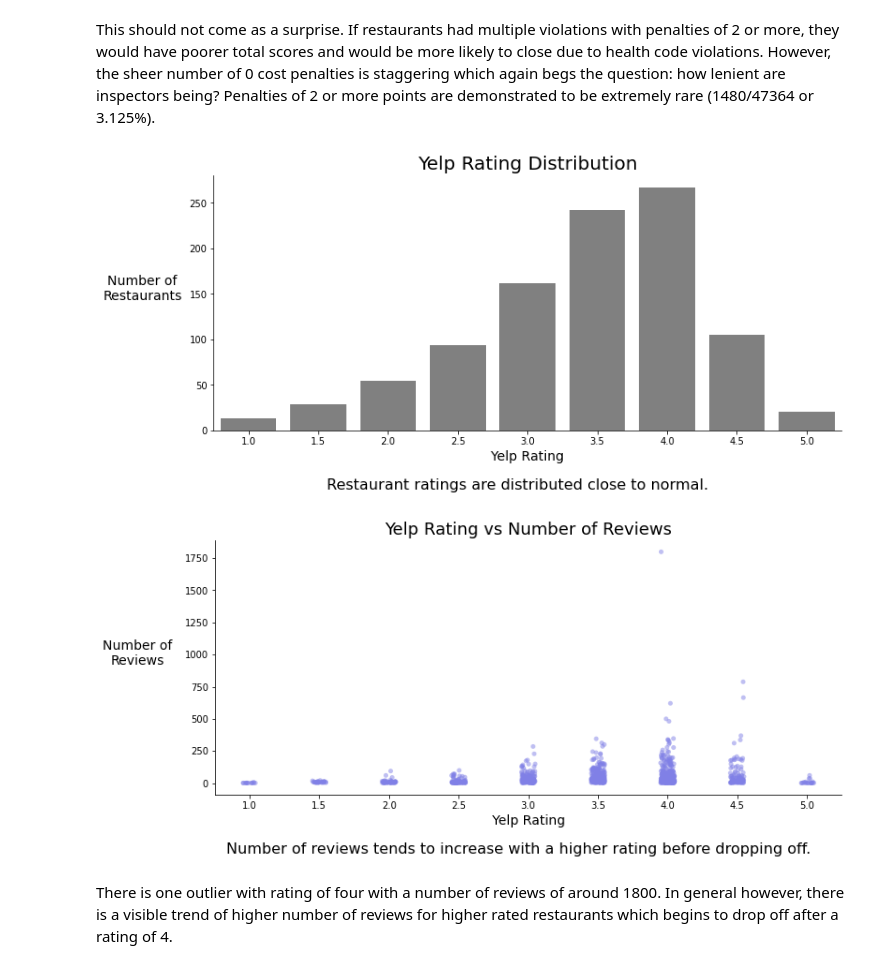
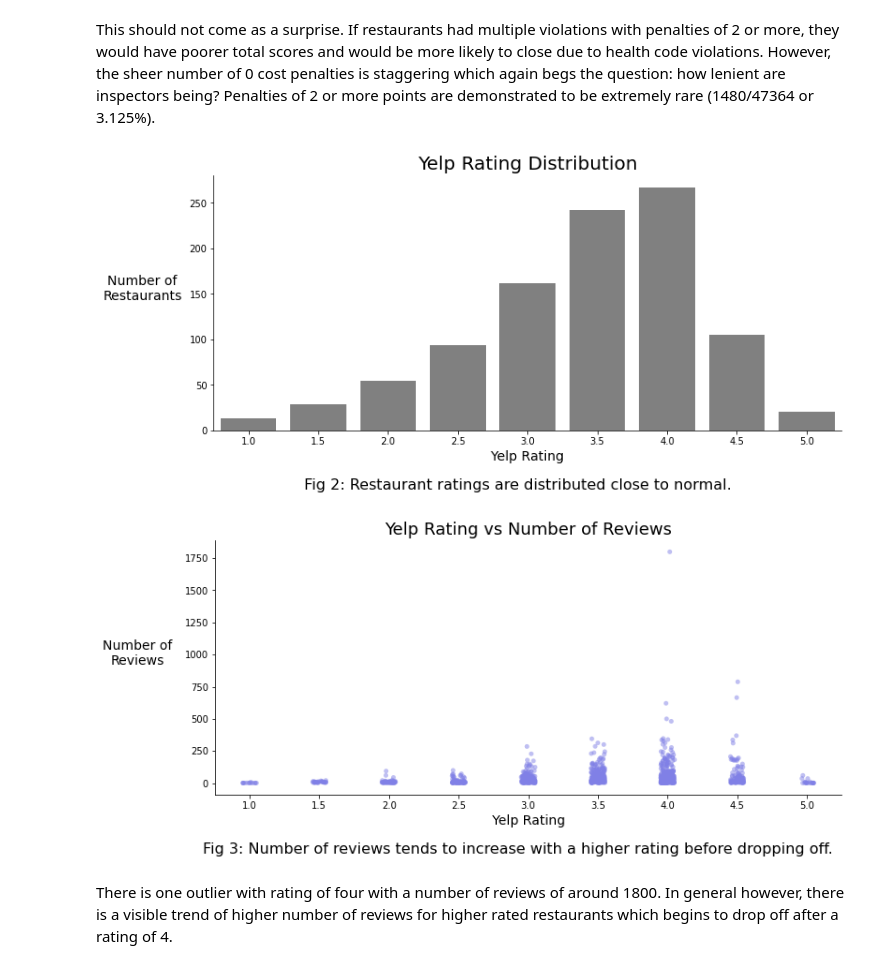
Before and after one commit to COGS108/individual_sp20, a Jupyter notebook: final_project/FinalProject_student-of.ipynb, the cells around one changed output. Saved outputs shown, nothing was run; the diff lists cells and outputs as text; code cells hidden in the pictures.

```diff
--- a/final_project/FinalProject_student-of.ipynb
+++ b/final_project/FinalProject_student-of.ipynb
@@ -483,27 +483,27 @@ This should not come as a surprise. If restaurants had multiple violations with
 # %%
 yelp_review_plot = sns.countplot(final_restaurant_df["rating"], color="grey")
 yelp_review_plot.set_xlabel("Yelp Rating", fontsize=14)
 yelp_review_plot.set_ylabel("Number of\nRestaurants", rotation=0, labelpad=50, fontsize=14)
 yelp_review_plot.set_title("Yelp Rating Distribution", fontsize=20)
 
 
 
-caption = "Restaurant ratings are distributed close to normal."
+caption = "Fig 2: Restaurant ratings are distributed close to normal."
 plt.figtext(0.5, -0.05, caption, wrap=True, horizontalalignment='center', fontsize=16);
 
 yelp_review_plot = plt.gcf()
 yelp_review_plot.set_size_inches(12, 5, forward=True)
 
 sns.despine(yelp_review_plot)
 # %% [output]
-[figure, old version]
+[figure, new version]
 # %%
 rating_review_count_plot = sns.stripplot(x="rating", y="review_count", data=final_restaurant_df, color=[0.5, 0.5, 0.9], linewidth=0, alpha=0.5)
 rating_review_count_plot.set_xlabel("Yelp Rating", fontsize=14)
 rating_review_count_plot.set_ylabel("Number of\nReviews", rotation=0,labelpad=50, fontsize=14)
 rating_review_count_plot.set_title("Yelp Rating vs Number of Reviews", fontsize=18)
 
-caption = "Number of reviews tends to increase with a higher rating before dropping off."
+caption = "Fig 3: Number of reviews tends to increase with a higher rating before dropping off."
 plt.figtext(0.5, -0.05, caption, wrap=True, horizontalalignment='center', fontsize=16);
 
 rating_review_count_plot = plt.gcf()
@@ -511,7 +511,7 @@ rating_review_count_plot.set_size_inches(12, 5, forward=True)
 
 sns.despine(rating_review_count_plot)
 # %% [output]
-[figure, old version]
+[figure, new version]
 # %% [markdown]
 There is one outlier with rating of four with a number of reviews of around 1800. In general however, there is a visible trend of higher number of reviews for higher rated restaurants which begins to drop off after a rating of 4.
 # %%
```
Also changed, not shown: parts of 19 cells of this notebook.
